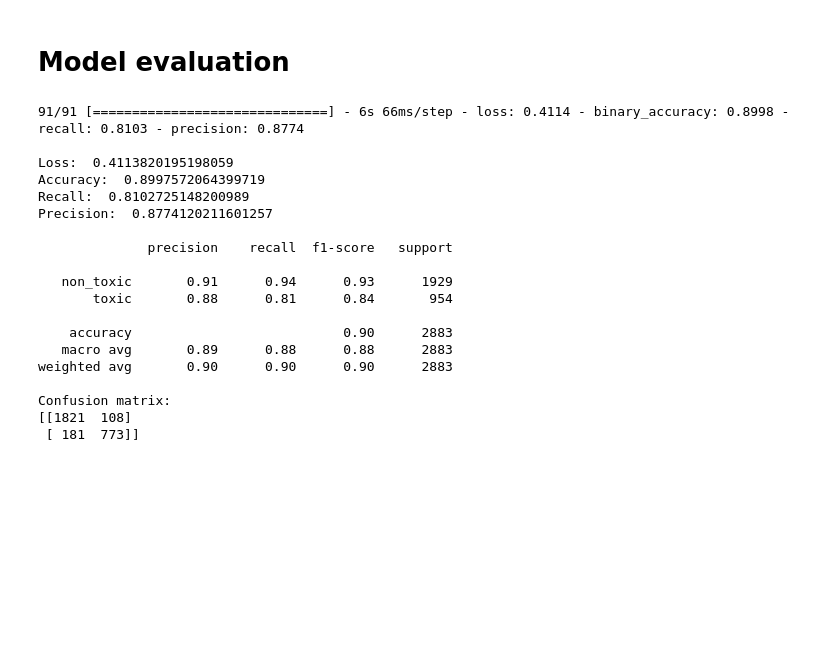
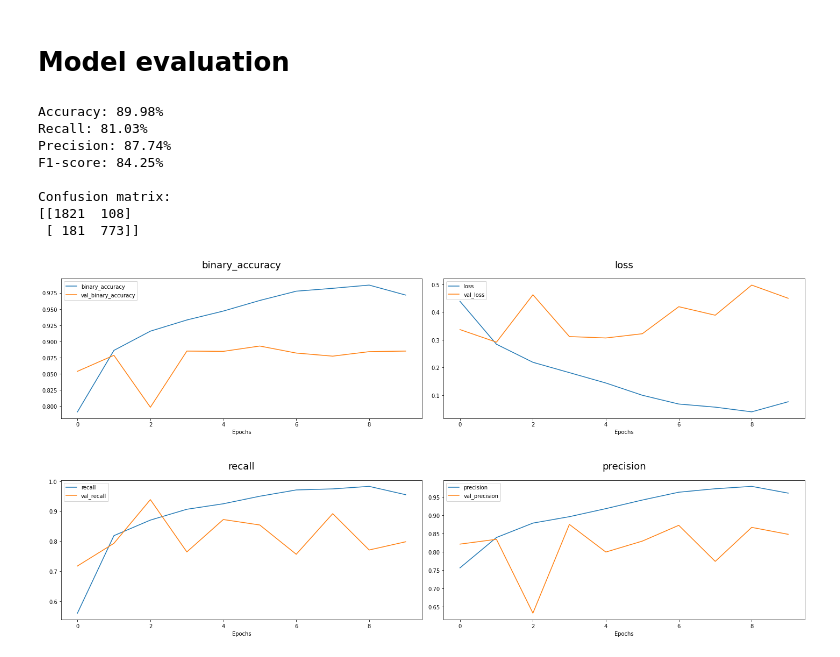
Before and after one commit to nsbarsukov/toxic-comments-detector, a Jupyter notebook: models/RNN+wikiEmbeddings.ipynb, the cells around one changed output. Drawn from its saved outputs; the diff is of its cells as text; code cells hidden in the pictures; blank space fills up the shorter version.

Commit message:
feat(models): apply evaluate_model to all notebooks

```diff
--- a/models/RNN+wikiEmbeddings.ipynb
+++ b/models/RNN+wikiEmbeddings.ipynb
@@ -73,37 +73,16 @@ Epoch 10/10
 # %% [markdown]
 # Model evaluation
 # %%
-from sklearn.metrics import classification_report, confusion_matrix
-
-loss, accuracy, recall, precision = model.evaluate(x=X_test, y=y_test)
 y_test_pred = (model.predict(X_test).flatten() > 0.5) * 1
 
-print("\nLoss: ", loss)
-print("Accuracy: ", accuracy)
-print("Recall: ", recall)
-print("Precision: ", precision, '\n')
-
-print(classification_report(y_true=y_test, y_pred=y_test_pred, target_names=['non_toxic', 'toxic']))
-
-print('Confusion matrix:')
-print(confusion_matrix(y_true=y_test, y_pred=y_test_pred))
+evaluate_model(y_test, y_test_pred, history)
 # %% [output]
-91/91 [==============================] - 6s 66ms/step - loss: 0.4114 - binary_accuracy: 0.8998 - recall: 0.8103 - precision: 0.8774
-
-Loss:  0.4113820195198059
-Accuracy:  0.8997572064399719
-Recall:  0.8102725148200989
-Precision:  0.8774120211601257
-
-              precision    recall  f1-score   support
-
-   non_toxic       0.91      0.94      0.93      1929
-       toxic       0.88      0.81      0.84       954
-
-    accuracy                           0.90      2883
-   macro avg       0.89      0.88      0.88      2883
-weighted avg       0.90      0.90      0.90      2883
+Accuracy: 89.98%
+Recall: 81.03%
+Precision: 87.74%
+F1-score: 84.25%
 
 Confusion matrix:
 [[1821  108]
  [ 181  773]]
+[figure, added]
```
Also changed, not shown: parts of 2 cells of this notebook, 2 other files.
